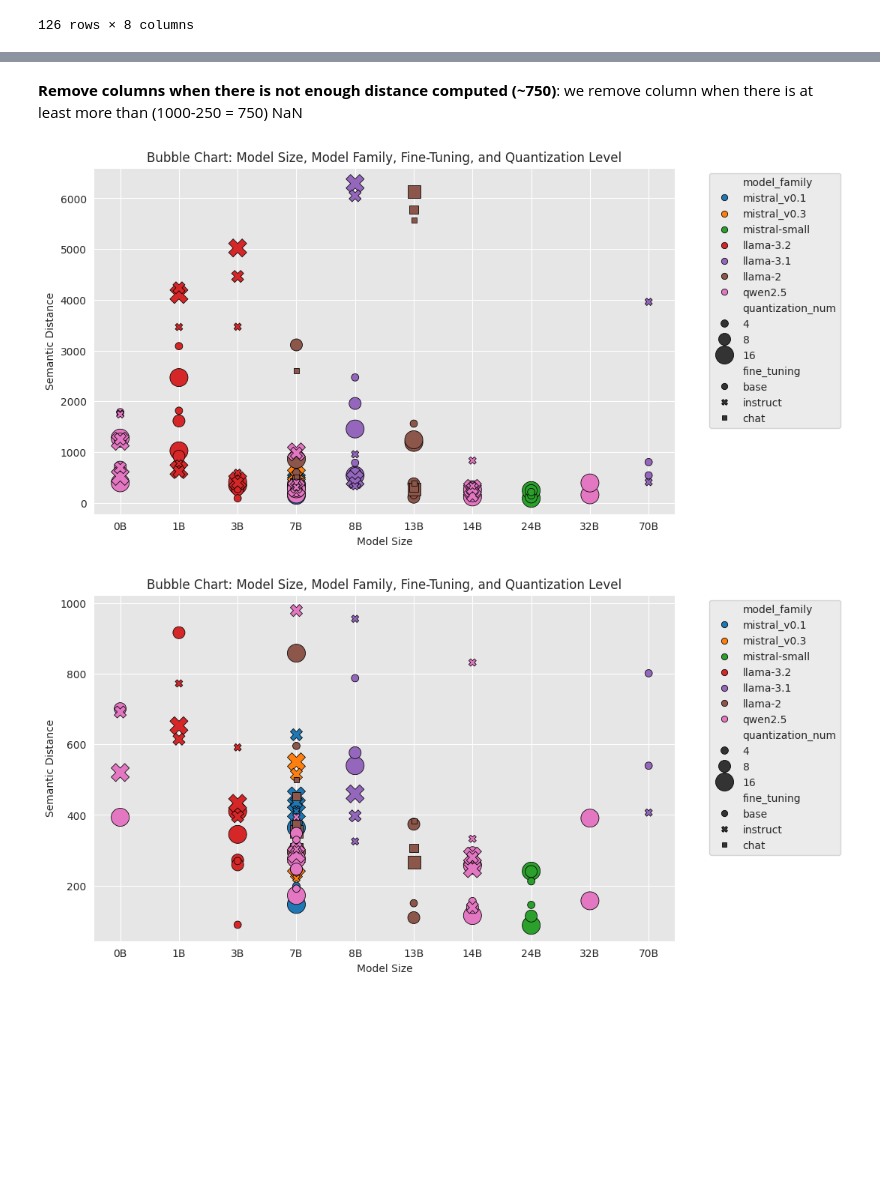
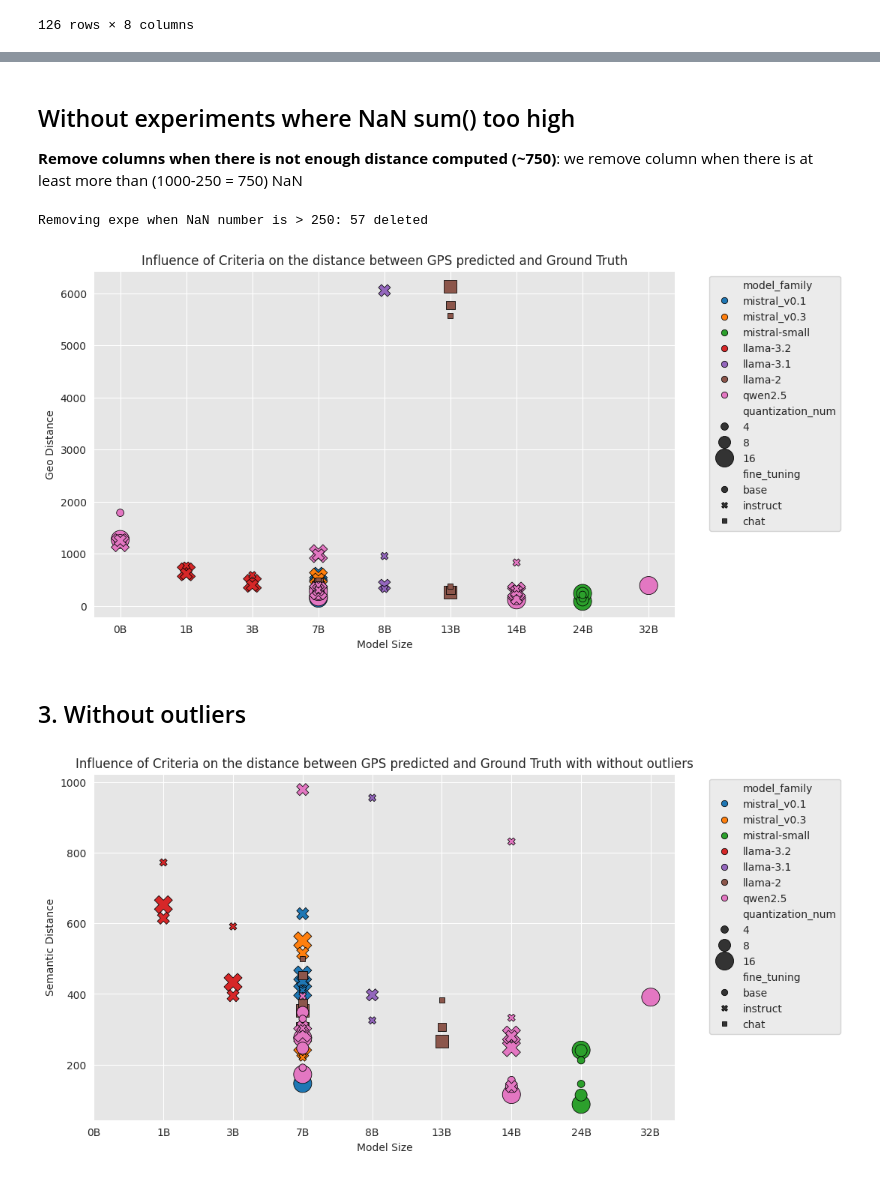
Before and after one commit to AdrienGuille/geo-llm, a Jupyter notebook: 4_results_analyzing.ipynb, the cells around one changed output, grey strips where cells are left out. Drawn from its saved outputs; the diff is of its cells as text; code cells hidden in the pictures; blank space fills up the shorter version.

```diff
--- a/4_results_analyzing.ipynb
+++ b/4_results_analyzing.ipynb
@@ -149,8 +156,13 @@ plt.show()
 # %% [markdown]
+## Without experiments where NaN sum() too high
+
 **Remove columns when there is not enough distance computed (~750)**: we remove column when there is at least more than (1000-250 = 750) NaN
-# %%
-prediction_without_nan = prediction.dropna(axis=1, thresh=len(prediction) - 250)
-df = prediction_without_nan.copy()
+# %%
+# prediction_without_nan = prediction.dropna(axis=1, thresh=len(prediction) - 250)
+print(f"Removing expe when NaN number is > 250: {len(df)- len(df[df['nan_counts'] < 250]) } deleted")
+df = df[df["nan_counts"] < 250]
+# %% [output]
+Removing expe when NaN number is > 250: 57 deleted
 # %%
 # Convert model size to numeric and treat it as categorical
 df["model_size_num"] = df["model_size"].str.lower().str.replace("b", "", regex=True).astype(float)
@@ -187,7 +199,7 @@ ax.set_xticklabels([f"{int(size)}B" for size in sorted(df["model_size_num"].uniq
 # Add labels and title
 plt.xlabel("Model Size")
 plt.ylabel("Geo Distance")
-plt.title("Bubble Chart: Model Size, Model Family, Fine-Tuning, and Quantization Level")
+plt.title("Influence of Criteria on the distance between GPS predicted and Ground Truth")
 
 # Move the legend to avoid overlap
 plt.legend(bbox_to_anchor=(1.05, 1), loc="upper left")
@@ -195,7 +207,9 @@ plt.legend(bbox_to_anchor=(1.05, 1), loc="upper left")
 # Show the plot
 plt.show()
 # %% [output]
-[figure, old version]
+[figure, new version]
+# %% [markdown]
+## 3. Without outliers
 # %%
 import matplotlib.pyplot as plt
 import seaborn as sns
@@ -204,32 +218,32 @@ import numpy as np
 # Set plot style
 plt.figure(figsize=(10, 6))
 
 # Create scatter plot with adjusted x-axis
 ax = sns.scatterplot(
     data=df[df["distance_mean"] < 1000],
     x="model_size_fixed",  # Use fixed x positions
     y="distance_mean",
     hue="model_family",
     style="fine_tuning",
     size="quantization_num",
     sizes=(50, 300),
     edgecolor="black"
 )
 
 # Set evenly spaced x-ticks with correct labels
 ax.set_xticks(fixed_positions)
 ax.set_xticklabels([f"{int(size)}B" for size in sorted(df["model_size_num"].unique())])  # Labels as "3B", "7B", etc.
 
 # Add labels and title
 plt.xlabel("Model Size")
 plt.ylabel("Semantic Distance")
-plt.title("Bubble Chart: Model Size, Model Family, Fine-Tuning, and Quantization Level")
+plt.title("Influence of Criteria on the distance between GPS predicted and Ground Truth with without outliers")
 
 # Move the legend to avoid overlap
 plt.legend(bbox_to_anchor=(1.05, 1), loc="upper left")
 
 
 # Show the plot
 plt.show()
 # %% [output]
-[figure, old version]
+[figure, new version]
```
Also changed, not shown: parts of 14 cells of this notebook.
